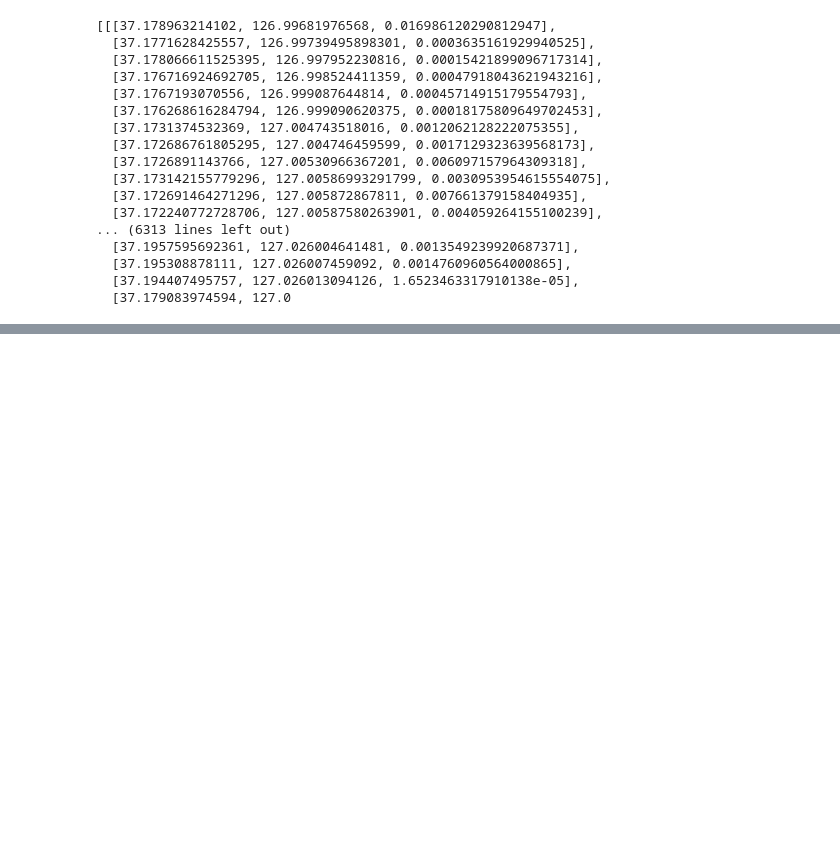
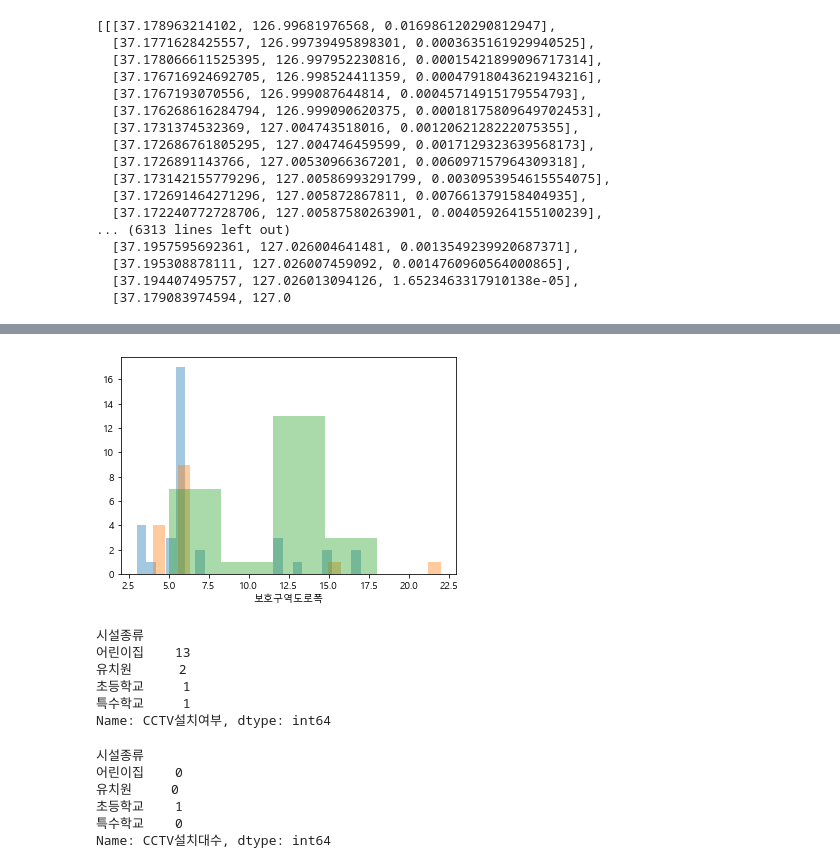
Before and after one commit to ikeven94/Osan-Si_-Identify-_TA_DangerZones, a Jupyter notebook: EDA/cjlee_EDA_어린이보호구역+유동인구.ipynb, the cells around one changed output, grey strips where cells are left out. Saved outputs shown, nothing was run; the diff lists cells and outputs as text; code cells hidden in the pictures; blank space fills up the shorter version.

```diff
--- a/EDA/cjlee_EDA_어린이보호구역+유동인구.ipynb
+++ b/EDA/cjlee_EDA_어린이보호구역+유동인구.ipynb
@@ -251,0 +318,32 @@ m.save('어린이보호구역+유동인구-시간대별.html')
+# %%
+# 어린이보호구역 중 CCTV 설치가 되어있는 시설의 보호구역도로폭
+sns.distplot(zone_CCTV_yes[zone_CCTV_yes['시설종류']=='어린이집']['보호구역도로폭'], kde=False)
+sns.distplot(zone_CCTV_yes[zone_CCTV_yes['시설종류']=='유치원']['보호구역도로폭'], kde=False)
+sns.distplot(zone_CCTV_yes[zone_CCTV_yes['시설종류']=='초등학교']['보호구역도로폭'], kde=False)
+
+plt.show()
+# %% [output]
+[figure, added]
+# %%
+# 어린이보호구역 중 CCTV 설치가 안 되어있는 시설 개수
+zone_CCTV_no=zone[zone['CCTV설치여부']=='N']
+zone_CCTV_no.groupby('시설종류')['CCTV설치여부'].count()
+# %% [output]
+시설종류
+어린이집    13
+유치원      2
+초등학교     1
+특수학교     1
+Name: CCTV설치여부, dtype: int64
+# %%
+# 어린이보호구역 중 CCTV 설치가 안 되어있는 시설의 CCTV 설치 대수
+zone_CCTV_no.groupby('시설종류')['CCTV설치대수'].sum()
+
+# => 초등학교 1개가 cctv가 있네??
+# %% [output]
+시설종류
+어린이집    0
+유치원     0
+초등학교    1
+특수학교    0
+Name: CCTV설치대수, dtype: int64
```
Also changed, not shown: parts of 12 cells of this notebook.
